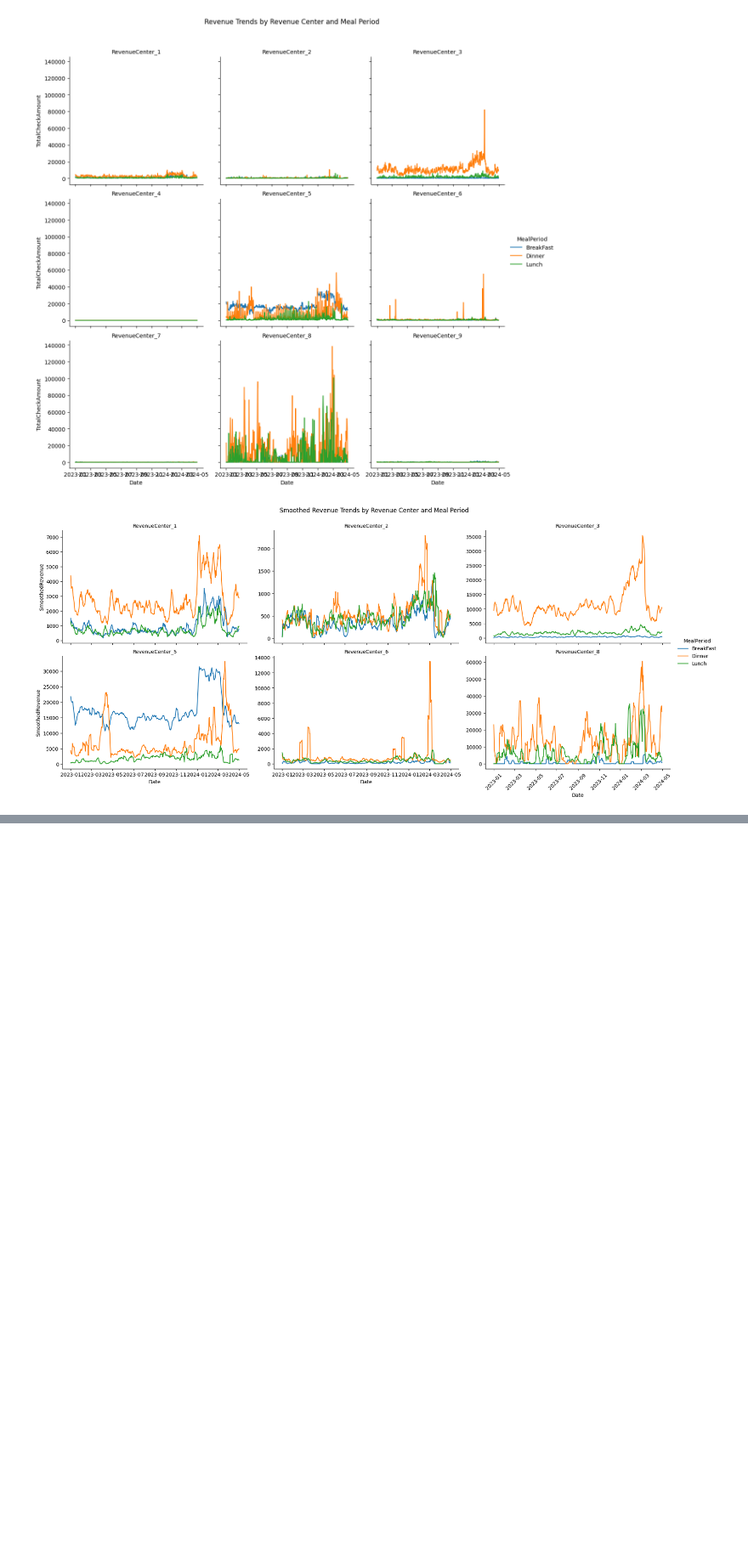
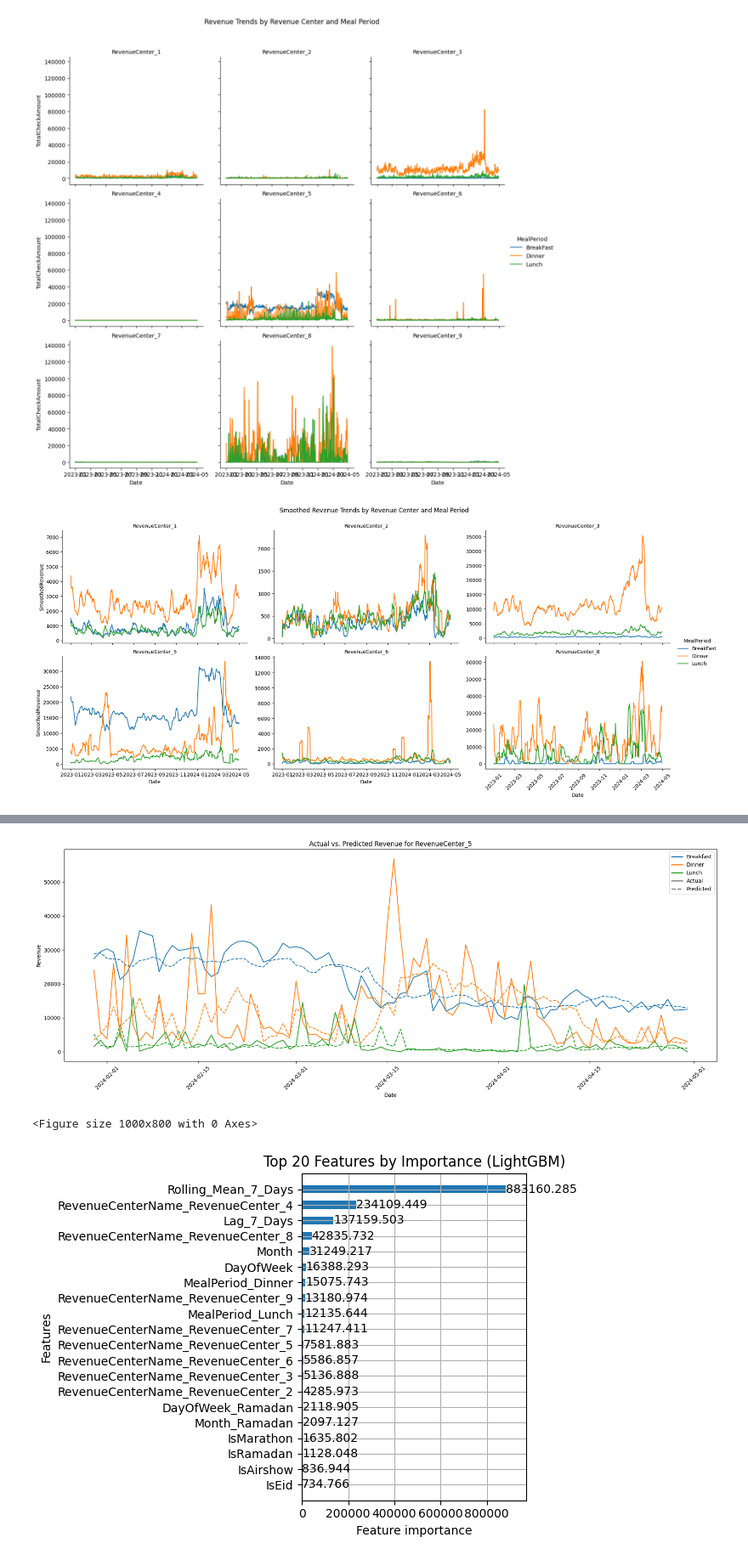
Before and after one commit to BeatBard/hotel-revenue-forecast, a Jupyter notebook: notebooks/FeatureEng.ipynb, the cells around one changed output, grey strips where cells are left out. Shown at 85% size. Cells and saved outputs as stored; diff of their text form; code cells hidden in the pictures; blank space fills up the shorter version.

```diff
--- a/notebooks/FeatureEng.ipynb
+++ b/notebooks/FeatureEng.ipynb
@@ -151,0 +451,49 @@ plt.show()
+# %%
+# --- 5. Visualize Results and Feature Importance (CORRECTED) ---
+
+# Add predictions back to our test info dataframe for easy plotting
+results_df = test_info_df.copy()
+results_df['PredictedRevenue'] = predictions
+
+# A. Plotting Predictions vs Actuals for a specific Revenue Center
+plt.figure(figsize=(18, 7))
+
+# Let's pick a high-revenue center to visualize
+center_to_plot = 'RevenueCenter_5'
+plot_data = results_df[results_df['RevenueCenterName'] == center_to_plot]
+
+# --- FIX IS HERE: REMOVED label='...' from both lines ---
+sns.lineplot(data=plot_data, x='Date', y='TotalCheckAmount', hue='MealPeriod', errorbar=None)
+sns.lineplot(data=plot_data, x='Date', y='PredictedRevenue', hue='MealPeriod', linestyle='--', errorbar=None)
+
+# Manually create legend entries, which is a great way to have full control
+from matplotlib.lines import Line2D
+legend_elements = [
+    # Lines for Meal Periods (colors will match seaborn's default palette)
+    Line2D([0], [0], color=sns.color_palette()[0], lw=2, label='Breakfast'),
+    Line2D([0], [0], color=sns.color_palette()[1], lw=2, label='Dinner'),
+    Line2D([0], [0], color=sns.color_palette()[2], lw=2, label='Lunch'),
+    # Lines for line style (Actual vs. Predicted)
+    Line2D([0], [0], color='gray', lw=2, linestyle='-', label='Actual'),
+    Line2D([0], [0], color='gray', lw=2, linestyle='--', label='Predicted')
+]
+
+plt.title(f'Actual vs. Predicted Revenue for {center_to_plot}')
+plt.ylabel('Revenue')
+plt.xlabel('Date')
+plt.legend(handles=legend_elements)
+plt.xticks(rotation=45)
+plt.tight_layout()
+plt.show()
+
+
+# B. Feature Importance Plot (This part was already correct)
+plt.figure(figsize=(10, 8))
+lgb.plot_importance(model, max_num_features=20, importance_type='gain', height=0.5)
+plt.title('Top 20 Features by Importance (LightGBM)')
+plt.tight_layout()
+plt.show()
+# %% [output]
+[figure, added]
+<Figure size 1000x800 with 0 Axes>
+[figure, added]
```
Also changed, not shown: parts of 13 cells of this notebook, 4 other files.
